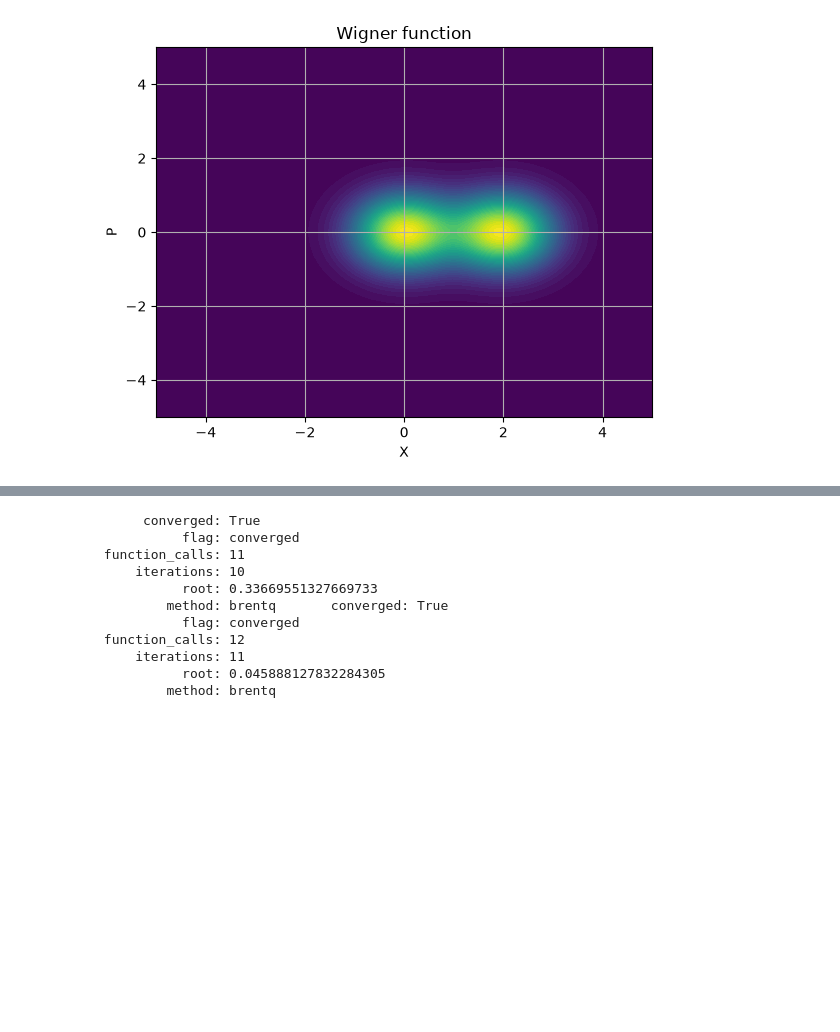
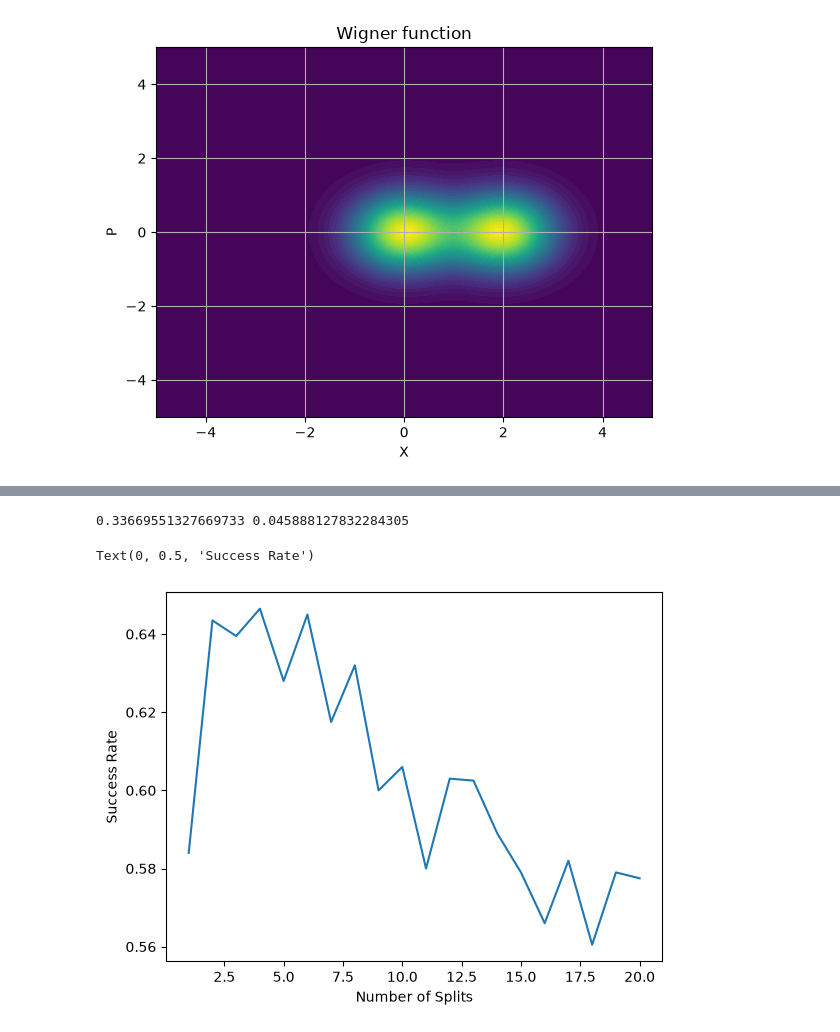
Before and after one commit to eskildpra/Dolinar-Receiver, a Jupyter notebook: test.ipynb, the cells around one changed output, grey strips where cells are left out. Drawn from its saved outputs; the diff is of its cells as text; code cells hidden in the pictures; blank space fills up the shorter version.

```diff
--- a/test.ipynb
+++ b/test.ipynb
@@ -342,16 +343,6 @@ def beta1_func(beta1):
     return np.log((2*alpha+beta1)/beta1) - 4*alpha**2 - 4*alpha*beta1 - np.log((1-np.exp(-(2*alpha+beta_init)**2))/(1-np.exp(-beta_init**2)))
 root0 = root_scalar(beta0_func, bracket=[1e-5, 1])
 root1 = root_scalar(beta1_func, bracket=[1e-5, 1])
-print(root0, root1)
+print(root0.root, root1.root)
 # %% [output]
-      converged: True
-           flag: converged
- function_calls: 11
-     iterations: 10
-           root: 0.33669551327669733
-         method: brentq       converged: True
-           flag: converged
- function_calls: 12
-     iterations: 11
-           root: 0.045888127832284305
-         method: brentq
+0.33669551327669733 0.045888127832284305
@@ -357,0 +404,20 @@ print(root0, root1)
+# %%
+splitrange = range(1, 21)
+alpha = 0.2
+beta_init = 0.01
+dark_count_rate = 0.0
+N = 50
+runs_pr_split = 2000
+success_rates = joblib.Parallel(n_jobs=-1, prefer="threads")(
+    joblib.delayed(evaluate_split_success)(
+        num_splits, alpha, dark_count_rate, N, runs_pr_split
+    )
+    for num_splits in tqdm.tqdm(splitrange, desc="Evaluating split counts")
+)
+fig, ax = plt.subplots()
+ax.plot(splitrange, success_rates)
+ax.set_xlabel("Number of Splits")
+ax.set_ylabel("Success Rate")
+# %% [output]
+Text(0, 0.5, 'Success Rate')
+[figure, added]
```
Also changed, not shown: parts of 18 cells of this notebook.
